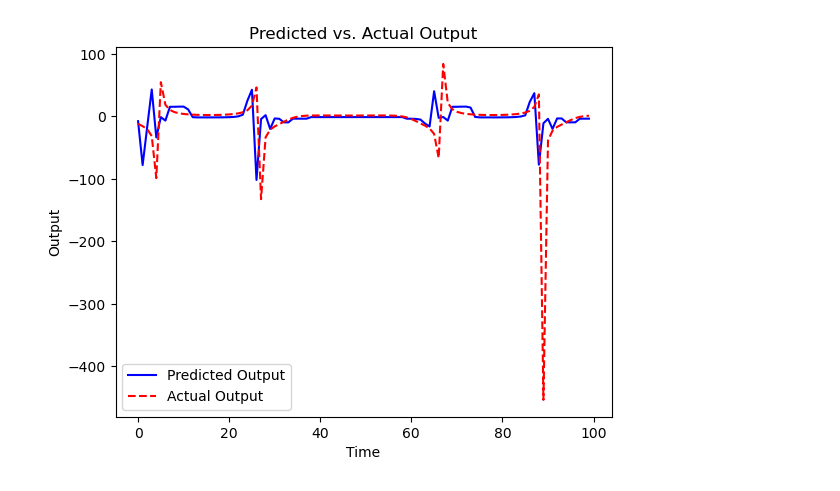
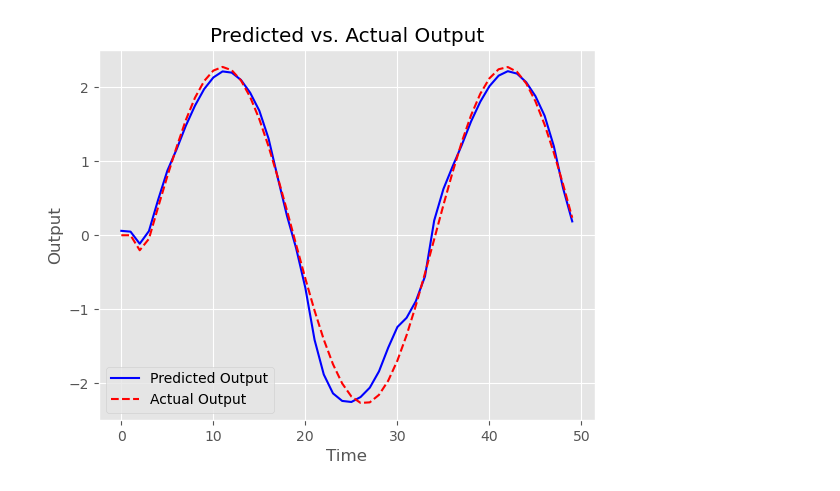
Before and after one commit to mmahdin/Computational-Intelligence-EE-AUT, a Jupyter notebook: lab/9/main.ipynb, the cells around one changed output. Drawn from its saved outputs; the diff is of its cells as text; code cells hidden in the pictures.

Commit message:
lab9 -> complete part1. model predict cos(x)

```diff
--- a/lab/9/main.ipynb
+++ b/lab/9/main.ipynb
@@ -7,2 +10,3 @@ import matplotlib.pyplot as plt
 # %%
+plt.style.use(plt.style.available[9])
 device = torch.device("cuda" if torch.cuda.is_available() else "cpu")
@@ -9,5 +15,5 @@ device = torch.device("cuda" if torch.cuda.is_available() else "cpu")
 # %%
-def transfer_function(z):
-    numerator = -z**2 + 1.9 * z + 0.95
-    denominator = z**3 - 0.18 * z**2 + 0.08 * z - 0.08
-    return numerator / denominator
+numerator = [-1, 1.9, 0.95]
+denominator = [1, -0.18, 0.08, -0.08]
+H_s = ctrl.tf(numerator,denominator, True)
+H_s
@@ -42,15 +92,15 @@ output_data = generate_delayed_data(transfer_function(input_signal), output_dela
 # %%
-# Initialize the model, loss, and optimizer
-model = StaticEstimator(input_dim=input_data.shape[1] + output_data.shape[1], hidden_dim=10)
+# model = SystemIdentifier(input_data.shape[1] + output_data.shape[1], 512, 1).to(device)
+model = DeepNetwork(input_dim=input_data.shape[1] + output_data.shape[1], hidden_dims=[64], num_classes=1).to(device)
 criterion = nn.MSELoss()
-optimizer = optim.Adam(model.parameters(), lr=0.01)
+optimizer = optim.Adam(model.parameters(), lr=0.001)
 
 # Prepare the data
-X = torch.cat([input_data, output_data], dim=1)
-y = transfer_function(input_signal).view(-1, 1)
+X = torch.cat([input_data, output_data], dim=1).to(device).float()
+y = torch.from_numpy(y_).to(device).float().reshape(-1,1)
 
 # Training loop
-num_epochs = 100000
+num_epochs = 10000
 for epoch in range(num_epochs):
     optimizer.zero_grad()
     outputs = model(X)
@@ -58,6 +108,6 @@ for epoch in range(num_epochs):
     loss.backward()
     optimizer.step()
 
-    if epoch % 10000 == 0:
+    if epoch %5000 == 0:
         print(f"Epoch {epoch}, Loss: {loss.item()}")
 # %% [output]
@@ -65,21 +116,25 @@ RuntimeError: Expected all tensors to be on the same device, but found at least
 # %%
 # Test the model with a new input signal (e.g., a sine wave)
-test_input = torch.sin(torch.linspace(0, 10, 100))
+test_input = torch.sin(torch.linspace(0, 10, 50))
 test_input_data = generate_delayed_data(test_input, input_delays)
-test_input_data = torch.cat([test_input.reshape(-1,1), test_input_data], dim=1)
-test_output_data = generate_delayed_data(transfer_function(test_input), output_delays)
+test_input_data = torch.cat([test_input.reshape(-1, 1), test_input_data], dim=1).to(device)
+
+T, y_ = ctrl.forced_response(H_s, T=time, U=test_input.numpy())
+test_output_data = generate_delayed_data(torch.from_numpy(y_), output_delays).to(device)
+X_test = torch.cat([test_input_data, test_output_data], dim=1).to(device).float()
 
 # Combine delayed test input and output for prediction
-X_test = torch.cat([test_input_data, test_output_data], dim=1).to(device)
+X_test = torch.cat([test_input_data, test_output_data], dim=1).to(device).float()
 predicted_output = model(X_test)
 
 # Plot predicted output and actual output
-plt.plot(predicted_output.detach().numpy(), label="Predicted Output", color="blue")
-plt.plot(transfer_function(test_input).numpy(), label="Actual Output", color="red", linestyle="--")
+plt.plot(predicted_output.detach().cpu().numpy(), label="Predicted Output", color="blue")
+T, y_ = ctrl.forced_response(H_s, T=time, U=test_input.numpy())
+plt.plot(y_, label="Actual Output", color="red", linestyle="--")
 plt.xlabel("Time")
 plt.ylabel("Output")
 plt.legend()
 plt.title("Predicted vs. Actual Output")
 plt.show()
 # %% [output]
-[figure, old version]
+[figure, new version]
```
Also changed, not shown: parts of 11 cells of this notebook, 1 other file.
